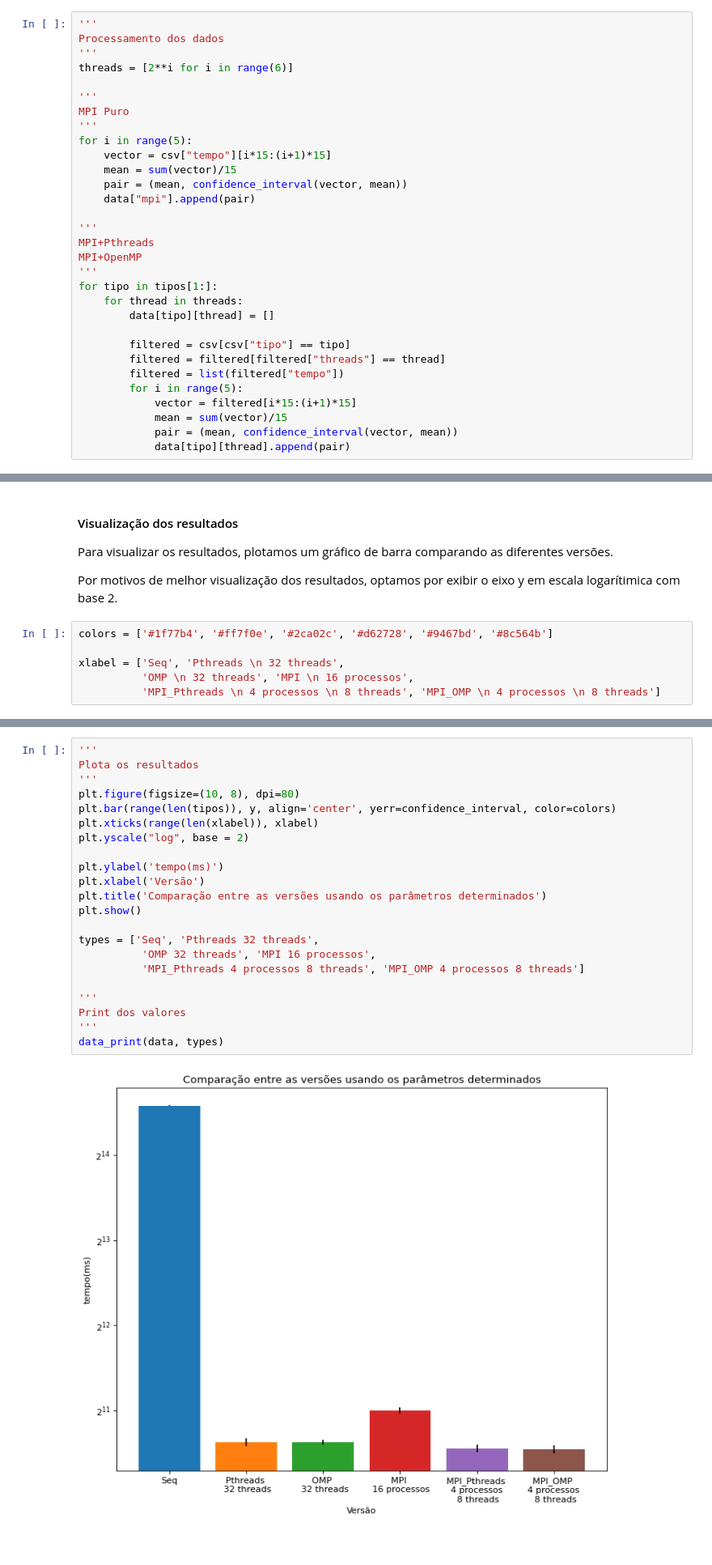
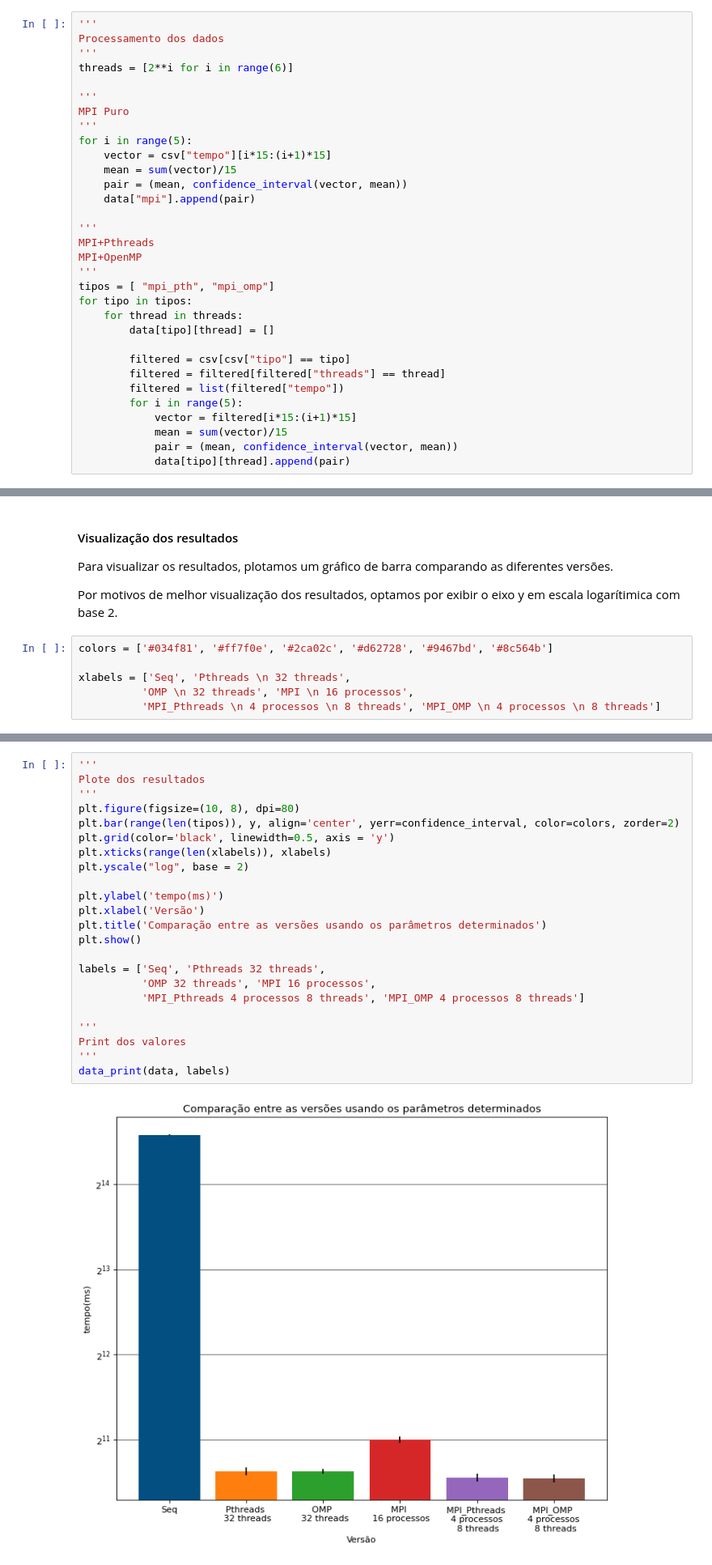
Before and after one commit to T-Guerrero/MAC0219-EP2, a Jupyter notebook: docs/documentation.ipynb, the cells around one changed output, grey strips where cells are left out. Shown: that part at 81% size. Drawn from its saved outputs; the diff is of its cells as text.

```diff
--- a/docs/documentation.ipynb
+++ b/docs/documentation.ipynb
@@ -244,7 +243,8 @@ for i in range(5):
 MPI+Pthreads
 MPI+OpenMP
 '''
-for tipo in tipos[1:]:
+tipos = [ "mpi_pth", "mpi_omp"]
+for tipo in tipos:
     for thread in threads:
         data[tipo][thread] = []
 
@@ -581,9 +579,9 @@ Para visualizar os resultados, plotamos um gráfico de barra comparando as difer
 
 Por motivos de melhor visualização dos resultados, optamos por exibir o eixo y em escala logarítimica com base 2.
 # %%
-colors = ['#1f77b4', '#ff7f0e', '#2ca02c', '#d62728', '#9467bd', '#8c564b']
+colors = ['#034f81', '#ff7f0e', '#2ca02c', '#d62728', '#9467bd', '#8c564b']
 
-xlabel = ['Seq', 'Pthreads \n 32 threads',
+xlabels = ['Seq', 'Pthreads \n 32 threads',
           'OMP \n 32 threads', 'MPI \n 16 processos',
           'MPI_Pthreads \n 4 processos \n 8 threads', 'MPI_OMP \n 4 processos \n 8 threads']
 # %%
@@ -599,28 +595,29 @@ for tipo in tipos:
     confidence_interval.append(data[tipo][1])
 # %%
 '''
-Plota os resultados
+Plote dos resultados
 '''
 plt.figure(figsize=(10, 8), dpi=80)
-plt.bar(range(len(tipos)), y, align='center', yerr=confidence_interval, color=colors)
-plt.xticks(range(len(xlabel)), xlabel)
+plt.bar(range(len(tipos)), y, align='center', yerr=confidence_interval, color=colors, zorder=2)
+plt.grid(color='black', linewidth=0.5, axis = 'y')
+plt.xticks(range(len(xlabels)), xlabels)
 plt.yscale("log", base = 2)
 
 plt.ylabel('tempo(ms)')
 plt.xlabel('Versão')
 plt.title('Comparação entre as versões usando os parâmetros determinados')
 plt.show()
 
-types = ['Seq', 'Pthreads 32 threads',
+labels = ['Seq', 'Pthreads 32 threads',
           'OMP 32 threads', 'MPI 16 processos',
           'MPI_Pthreads 4 processos 8 threads', 'MPI_OMP 4 processos 8 threads']
 
 '''
 Print dos valores
 '''
-data_print(data, types)
+data_print(data, labels)
 # %% [output]
-[figure, old version]
+[figure, new version]
                Tipo                        Tempo         Limiar do intervalo de confiança
                 Seq                  24462.59350773333         67.16296359752367
         Pthreads 32 threads          1579.7788779333334        51.289851107601606
```
Also changed, not shown: parts of 12 cells of this notebook, 1 other file.
